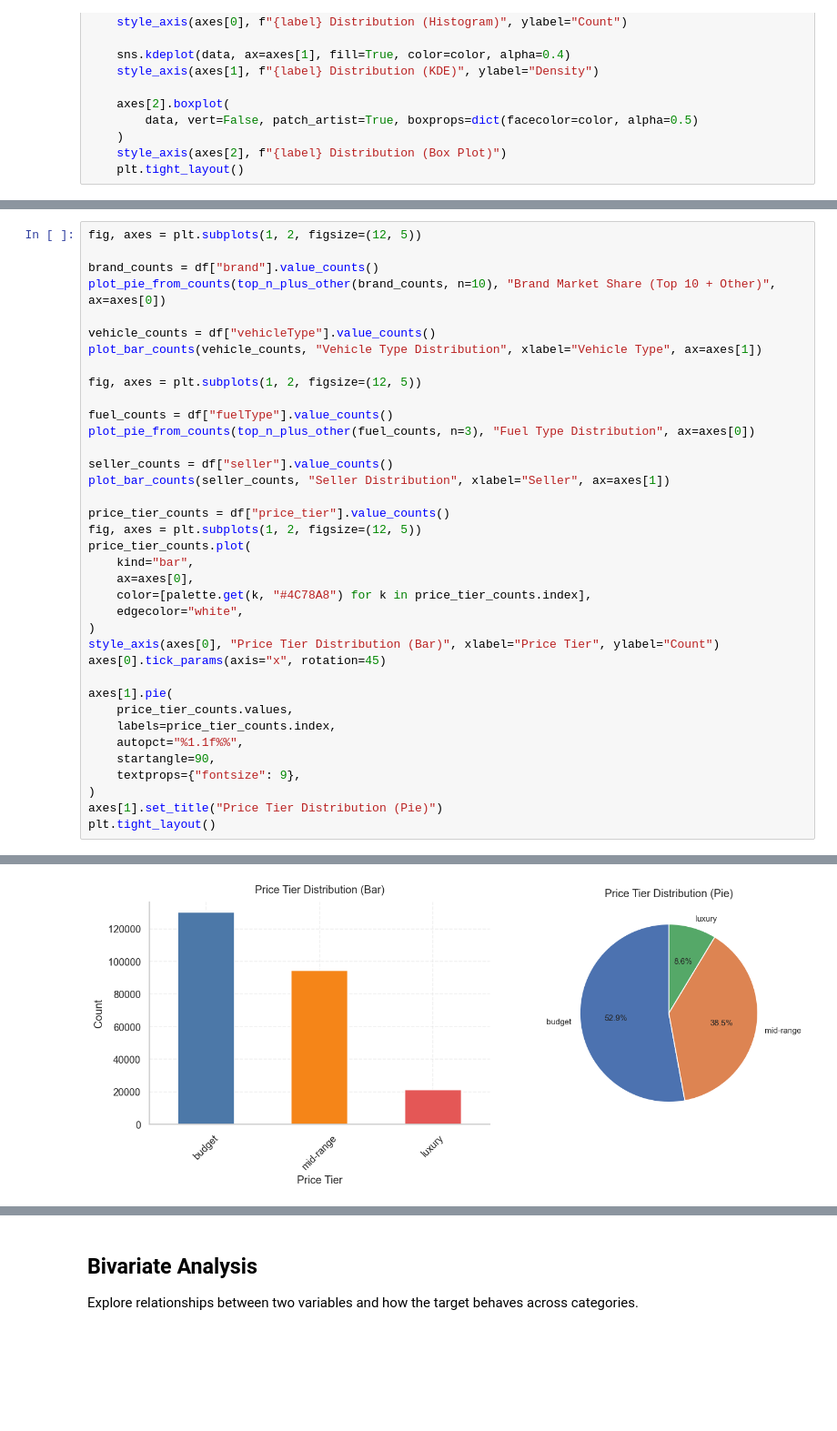
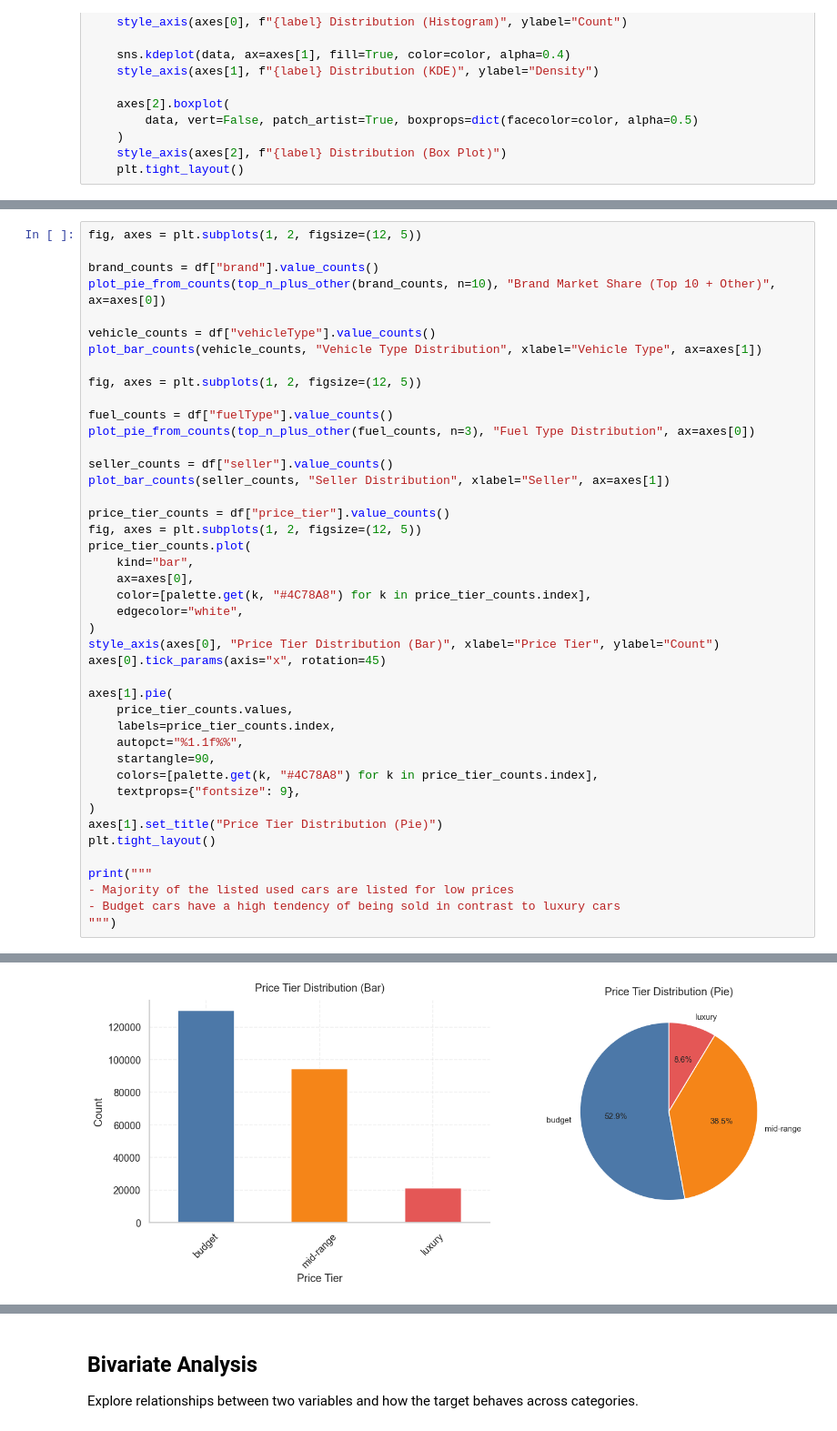
Before and after one commit to AhmedHamdiy/Used-Car-Value-Tier-Prediction, a Jupyter notebook: notebooks/eda.ipynb, the cells around one changed output, grey strips where cells are left out. Shown at 91% size. Drawn from its saved outputs; the diff is of its cells as text; blank space fills up the shorter version.

```diff
--- a/notebooks/eda.ipynb
+++ b/notebooks/eda.ipynb
@@ -171,8 +311,14 @@ axes[1].pie(
     labels=price_tier_counts.index,
     autopct="%1.1f%%",
     startangle=90,
+    colors=[palette.get(k, "#4C78A8") for k in price_tier_counts.index],
     textprops={"fontsize": 9},
 )
 axes[1].set_title("Price Tier Distribution (Pie)")
 plt.tight_layout()
+
+print("""
+- Majority of the listed used cars are listed for low prices
+- Budget cars have a high tendency of being sold in contrast to luxury cars
+""")
 # %% [output]
@@ -179,6 +327,6 @@ plt.tight_layout()
 [figure]
 [figure]
-[figure, old version]
+[figure, new version]
 # %%
 plot_numeric_triple(df["power"], "Power (HP)", bins=40)
 plot_numeric_triple(df["kilometer"], "Kilometer", bins=40)
```
Also changed, not shown: parts of 9 cells of this notebook, 3 other files.
